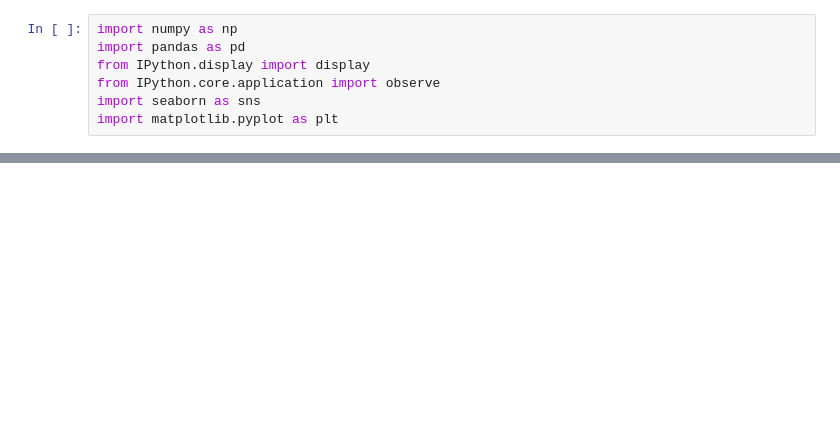
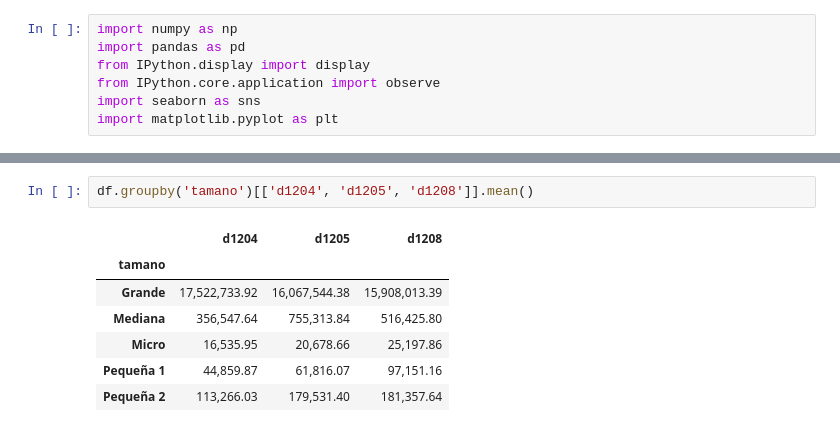
Before and after one commit to tomasleale/ele7, a Jupyter notebook: ele7.ipynb, the cells around one changed output, grey strips where cells are left out. Saved outputs shown, nothing was run; the diff lists cells and outputs as text; blank space fills up the shorter version.

```diff
--- a/ele7.ipynb
+++ b/ele7.ipynb
@@ -305,0 +386,10 @@ def dstats(df, variables, tipo='frecuencia', variable_cruce=None, factor='FE_LON
+# %%
+df.groupby('tamano')[['d1204', 'd1205', 'd1208']].mean()
+# %% [output]
+|  | d1204 | d1205 | d1208 |
+| tamano |  |  |  |
+| Grande | 17,522,733.92 | 16,067,544.38 | 15,908,013.39 |
+| Mediana | 356,547.64 | 755,313.84 | 516,425.80 |
+| Micro | 16,535.95 | 20,678.66 | 25,197.86 |
+| Pequeña 1 | 44,859.87 | 61,816.07 | 97,151.16 |
+| Pequeña 2 | 113,266.03 | 179,531.40 | 181,357.64 |
```
Also changed, not shown: parts of 7 cells of this notebook, 1 other file.
